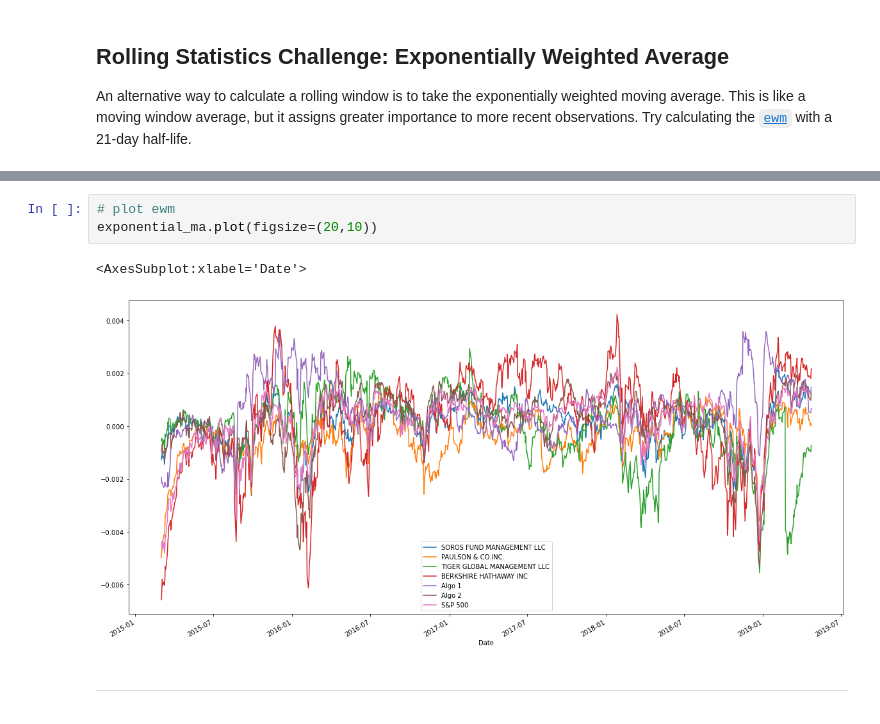
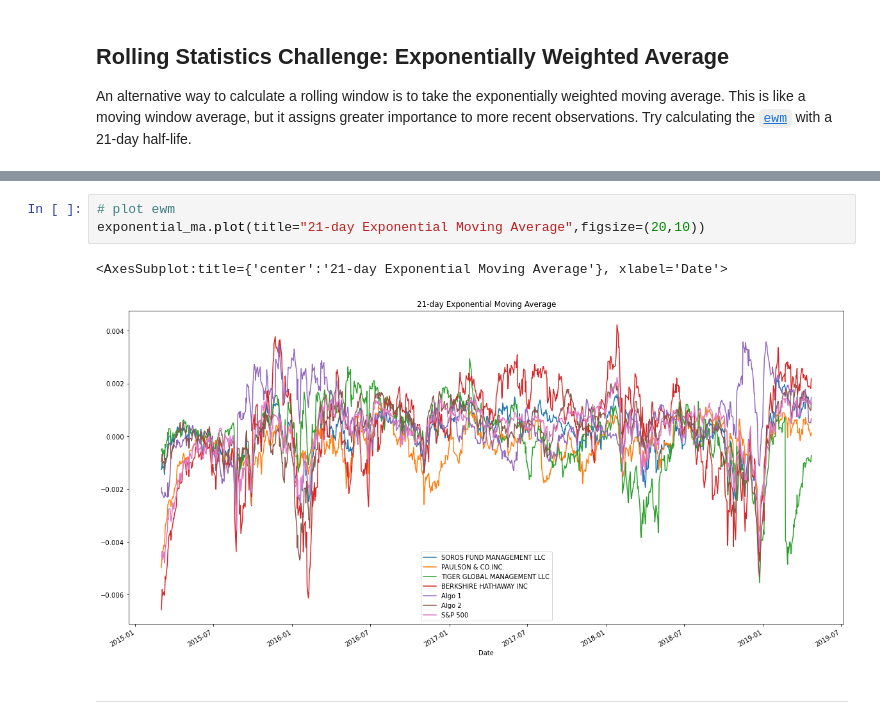
Before and after one commit to JacobJ215/Whale-Analysis, a Jupyter notebook: whale_analysis.ipynb, the cells around one changed output, grey strips where cells are left out. Cells and saved outputs as stored; diff of their text form.

```diff
--- a/whale_analysis.ipynb
+++ b/whale_analysis.ipynb
@@ -341,10 +339,10 @@ exponential_ma.head()
 | 2015-03-09 | -0.001151 | -0.004120 | -0.000514 | -0.005893 | -0.002316 | -0.000947 | ... |
 # %%
 # plot ewm
-exponential_ma.plot(figsize=(20,10))
+exponential_ma.plot(title="21-day Exponential Moving Average",figsize=(20,10))
 # %% [output]
-<AxesSubplot:xlabel='Date'>
+<AxesSubplot:title={'center':'21-day Exponential Moving Average'}, xlabel='Date'>
-[figure, old version]
+[figure, new version]
 # %% [markdown]
 ---
 # %% [markdown]
```
Also changed, not shown: parts of 19 cells of this notebook, 1 other file.
